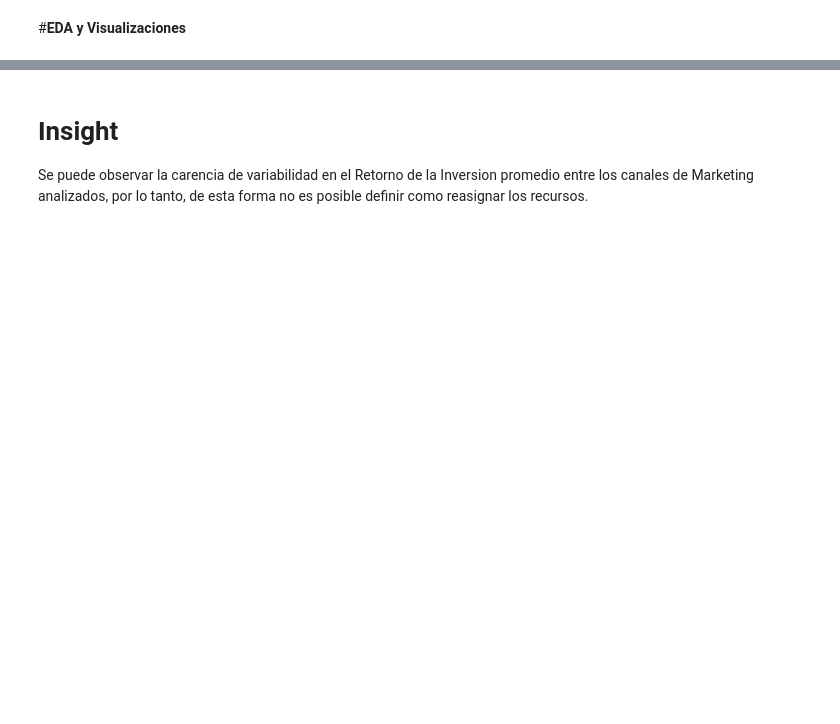
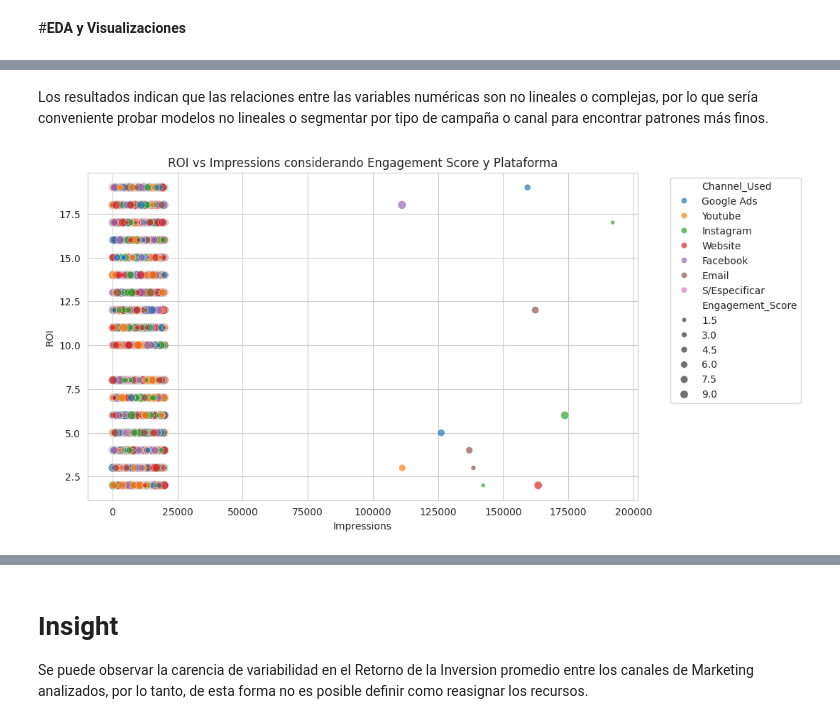
Before and after one commit to manuelagarciaregueira/Proyecto-Fata-Science-II--Manuela-Garc-a-Regueira--Mkt-Campaign, a Jupyter notebook: GarciaRegueiraManuela_mktn_campaign_DSCII.ipynb, the cells around one changed output, grey strips where cells are left out. Drawn from its saved outputs; the diff is of its cells as text; code cells hidden in the pictures; blank space fills up the shorter version.

```diff
--- a/GarciaRegueiraManuela_mktn_campaign_DSCII.ipynb
+++ b/GarciaRegueiraManuela_mktn_campaign_DSCII.ipynb
@@ -449,0 +503,16 @@ plt.show()
+# %% [markdown]
+Los resultados indican que las relaciones entre las variables numéricas son no lineales o complejas, por lo que sería conveniente probar modelos no lineales o segmentar por tipo de campaña o canal para encontrar patrones más finos.
+# %%
+# Multivariado: ROI vs Impressions con Engagement y Plataforma
+plt.figure(figsize=(10,6))
+sns.scatterplot(data=df,
+                x='Impressions',
+                y='ROI',
+                hue='Channel_Used',
+                size='Engagement_Score',
+                alpha=0.7)
+plt.title('ROI vs Impressions considerando Engagement Score y Plataforma')
+plt.legend(bbox_to_anchor=(1.05, 1), loc='upper left')
+plt.show()
+# %% [output]
+[figure, added]
```
Also changed, not shown: parts of 29 cells of this notebook, 1 other file.
